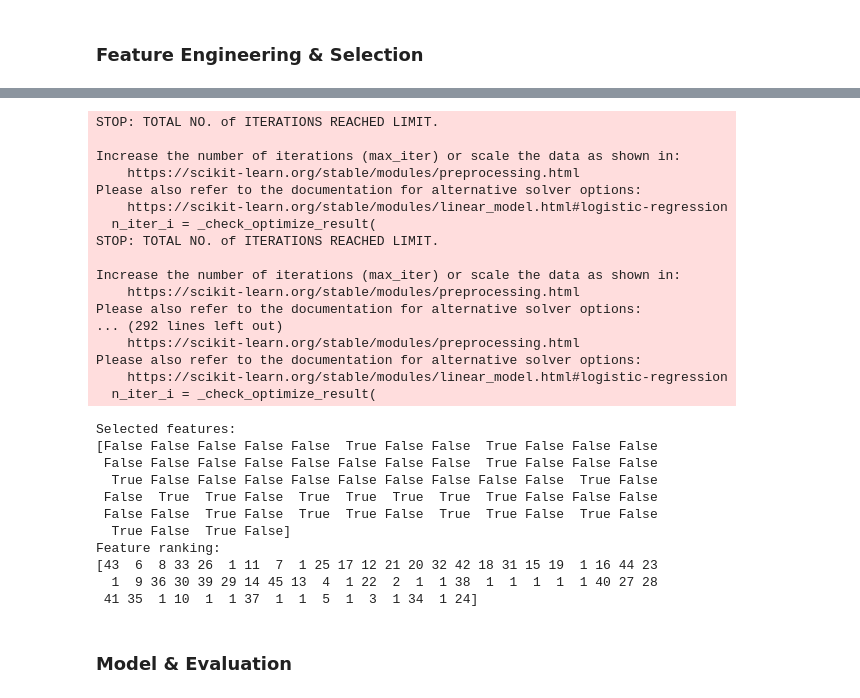
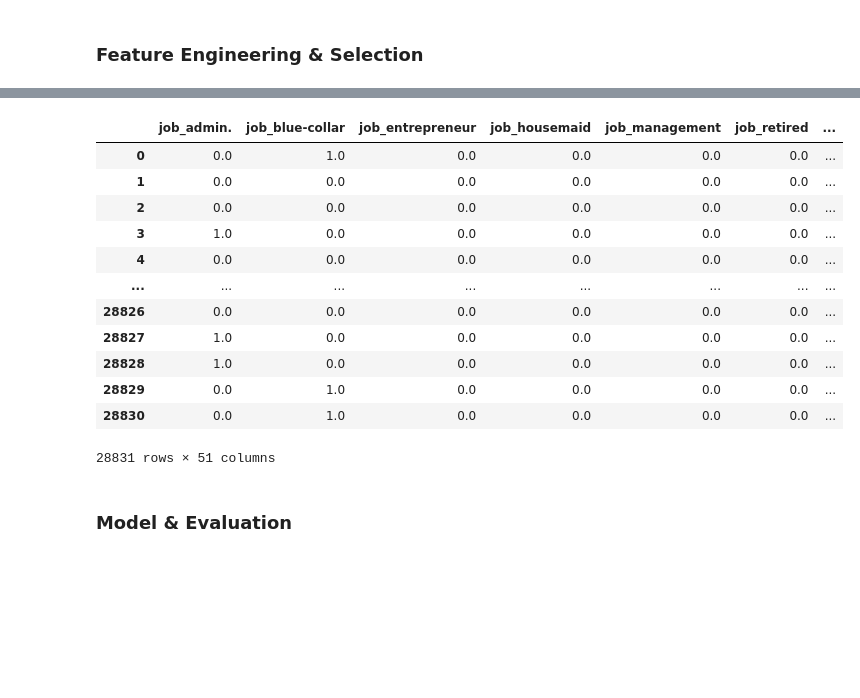
Before and after one commit to peterkchung/lead-scoring-basic, a Jupyter notebook: lead_scoring_0.1.ipynb, the cells around one changed output, grey strips where cells are left out. Cells and saved outputs as stored; diff of their text form; code cells hidden in the pictures; blank space fills up the shorter version.

```diff
--- a/lead_scoring_0.1.ipynb
+++ b/lead_scoring_0.1.ipynb
@@ -254,51 +248,34 @@ X_train_numerical_powertransform = power_transform(X_train[num_power_features])
+# %%
+X_train_postprocess = pd.DataFrame(data=X_train_processed, columns=X_train_processed_names)
+X_train_postprocess = X_train_postprocess.drop(['job_unknown', 'marital_unknown', 'education_unknown', 'default_unknown', 'housing_unknown', 'loan_unknown', 'poutcome_nonexistent'], axis=1)
+X_train_postprocess
+# %% [output]
+|  | job_admin. | job_blue-collar | job_entrepreneur | job_housemaid | job_management | job_retired | ... |
+| 0 | 0.0 | 1.0 | 0.0 | 0.0 | 0.0 | 0.0 | ... |
+| 1 | 0.0 | 0.0 | 0.0 | 0.0 | 0.0 | 0.0 | ... |
+| 2 | 0.0 | 0.0 | 0.0 | 0.0 | 0.0 | 0.0 | ... |
+| 3 | 1.0 | 0.0 | 0.0 | 0.0 | 0.0 | 0.0 | ... |
+| 4 | 0.0 | 0.0 | 0.0 | 0.0 | 0.0 | 0.0 | ... |
+| ... | ... | ... | ... | ... | ... | ... | ... |
+| 28826 | 0.0 | 0.0 | 0.0 | 0.0 | 0.0 | 0.0 | ... |
+| 28827 | 1.0 | 0.0 | 0.0 | 0.0 | 0.0 | 0.0 | ... |
+| 28828 | 1.0 | 0.0 | 0.0 | 0.0 | 0.0 | 0.0 | ... |
+| 28829 | 0.0 | 1.0 | 0.0 | 0.0 | 0.0 | 0.0 | ... |
+| 28830 | 0.0 | 1.0 | 0.0 | 0.0 | 0.0 | 0.0 | ... |
+28831 rows × 51 columns
 # %%
-# --- Feature selection using Recursive Feature Elimination (RFE)
+# # --- Create an RFE model with the logistic regression estimator
+# # --- Specify the number of features you want to keep (n_features_to_select)
+# rfe = RFE(estimator=LogisticRegression(), n_features_to_select=20)
 
-# --- Combine the previously preprocessed features together
-X_train_processed = np.hstack((X_train_categorical.toarray(), X_train_numerical_scaled,
-                               X_train_numerical_powertransform))
+# # --- Fit the RFE model to your data
+# rfe.fit_transform(X_train_processed, y_train)
 
-# --- Create an RFE model with the logistic regression estimator
-# --- Specify the number of features you want to keep (n_features_to_select)
-rfe = RFE(estimator=LogisticRegression(), n_features_to_select=20)
+# # --- Print the selected features
+# print("Selected features:")
+# print(rfe.support_)
 
-# --- Fit the RFE model to your data
-rfe.fit_transform(X_train_processed, y_train)
-
-# --- Print the selected features
-print("Selected features:")
-print(rfe.support_)
-
-# --- Print the ranking of features (1 = selected, higher numbers = less important)
-print("Feature ranking:")
-print(rfe.ranking_)
+# # --- Print the ranking of features (1 = selected, higher numbers = less important)
+# print("Feature ranking:")
+# print(rfe.ranking_)
-# %% [output]
-STOP: TOTAL NO. of ITERATIONS REACHED LIMIT.
-
-Increase the number of iterations (max_iter) or scale the data as shown in:
-    https://scikit-learn.org/stable/modules/preprocessing.html
-Please also refer to the documentation for alternative solver options:
-    https://scikit-learn.org/stable/modules/linear_model.html#logistic-regression
-  n_iter_i = _check_optimize_result(
-STOP: TOTAL NO. of ITERATIONS REACHED LIMIT.
-
-Increase the number of iterations (max_iter) or scale the data as shown in:
-    https://scikit-learn.org/stable/modules/preprocessing.html
-Please also refer to the documentation for alternative solver options:
-... (292 lines left out)
-    https://scikit-learn.org/stable/modules/preprocessing.html
-Please also refer to the documentation for alternative solver options:
-    https://scikit-learn.org/stable/modules/linear_model.html#logistic-regression
-  n_iter_i = _check_optimize_result(
-Selected features:
-[False False False False False  True False False  True False False False
- False False False False False False False False  True False False False
-  True False False False False False False False False False  True False
- False  True  True False  True  True  True  True  True False False False
- False False  True False  True  True False  True  True False  True False
-  True False  True False]
-Feature ranking:
-[43  6  8 33 26  1 11  7  1 25 17 12 21 20 32 42 18 31 15 19  1 16 44 23
-  1  9 36 30 39 29 14 45 13  4  1 22  2  1  1 38  1  1  1  1  1 40 27 28
- 41 35  1 10  1  1 37  1  1  5  1  3  1 34  1 24]
 # %%
```
Also changed, not shown: parts of 26 cells of this notebook, 1 other file.
